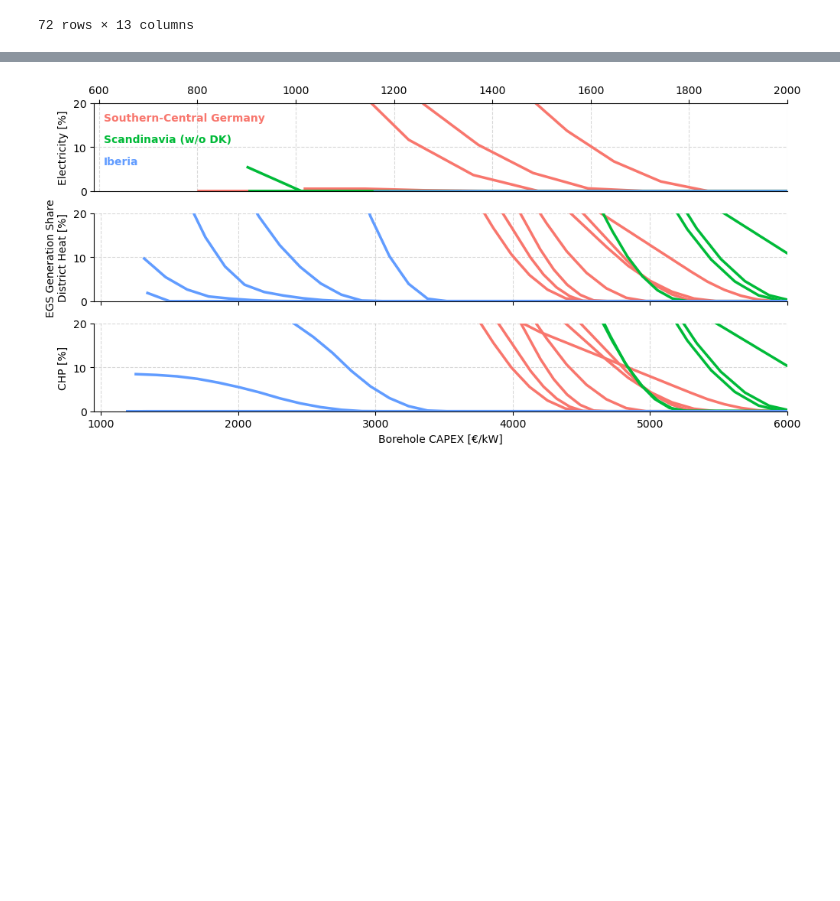
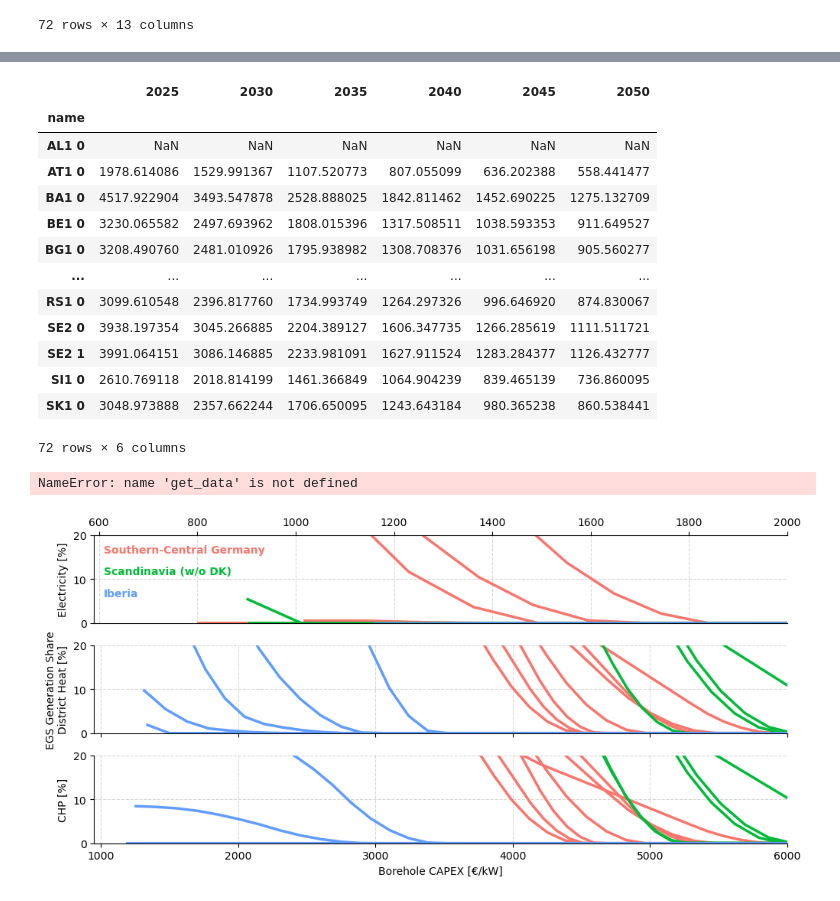
Before and after one commit to LukasFrankenQ/egs_market_integration, a Jupyter notebook: notebooks/new_spatial_analysis.ipynb, the cells around one changed output, grey strips where cells are left out. Cells and saved outputs as stored; diff of their text form; code cells hidden in the pictures; blank space fills up the shorter version.

```diff
--- a/notebooks/new_spatial_analysis.ipynb
+++ b/notebooks/new_spatial_analysis.ipynb
@@ -330,3 +420,35 @@ regions
+# %%
+
+ss = []
+
+for year in np.arange(2025, 2055, 5, dtype=int):
+
+    df = pd.read_csv(
+        Path.cwd() / "egs_cost_data" / "egs_costs_s_72_{}.csv".format(year)
+        ).set_index("name")[['capex_mean']].rename(columns={'capex_mean': year})
+    ss.append(df)
+    # print(df)
+
+pd.concat(ss, axis=1)
+# %% [output]
+|  | 2025 | 2030 | 2035 | 2040 | 2045 | 2050 |
+| name |  |  |  |  |  |  |
+| AL1 0 | NaN | NaN | NaN | NaN | NaN | NaN |
+| AT1 0 | 1978.614086 | 1529.991367 | 1107.520773 | 807.055099 | 636.202388 | 558.441477 |
+| BA1 0 | 4517.922904 | 3493.547878 | 2528.888025 | 1842.811462 | 1452.690225 | 1275.132709 |
+| BE1 0 | 3230.065582 | 2497.693962 | 1808.015396 | 1317.508511 | 1038.593353 | 911.649527 |
+| BG1 0 | 3208.490760 | 2481.010926 | 1795.938982 | 1308.708376 | 1031.656198 | 905.560277 |
+| ... | ... | ... | ... | ... | ... | ... |
+| RS1 0 | 3099.610548 | 2396.817760 | 1734.993749 | 1264.297326 | 996.646920 | 874.830067 |
+| SE2 0 | 3938.197354 | 3045.266885 | 2204.389127 | 1606.347735 | 1266.285619 | 1111.511721 |
+| SE2 1 | 3991.064151 | 3086.146885 | 2233.981091 | 1627.911524 | 1283.284377 | 1126.432777 |
+| SI1 0 | 2610.769118 | 2018.814199 | 1461.366849 | 1064.904239 | 839.465139 | 736.860095 |
+| SK1 0 | 3048.973888 | 2357.662244 | 1706.650095 | 1243.643184 | 980.365238 | 860.538441 |
+72 rows × 6 columns
+# %%
+get_data('dh')[0.1]
+# %% [output]
+NameError: name 'get_data' is not defined
 # %%
 from matplotlib.ticker import LinearLocator
 from matplotlib.pyplot import subplots_adjust
```
Also changed, not shown: parts of 6 cells of this notebook, 4 other files.
